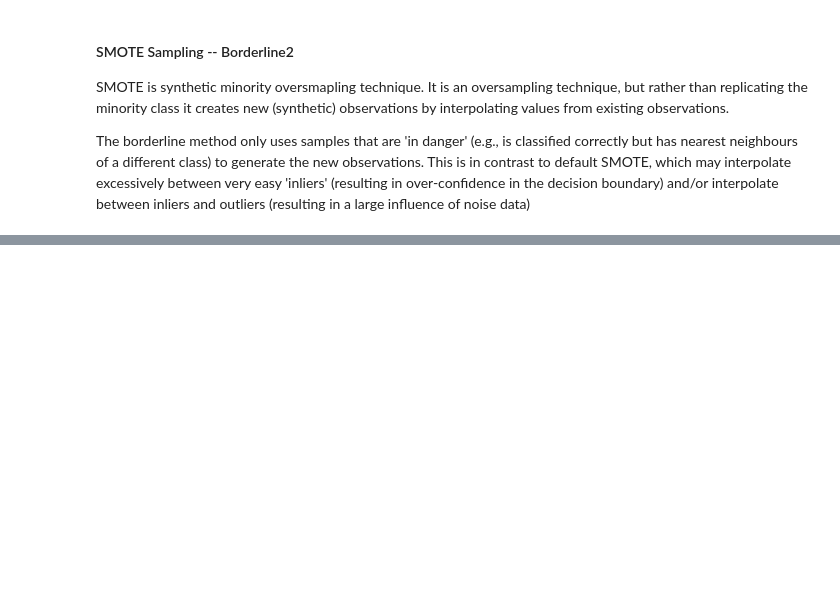
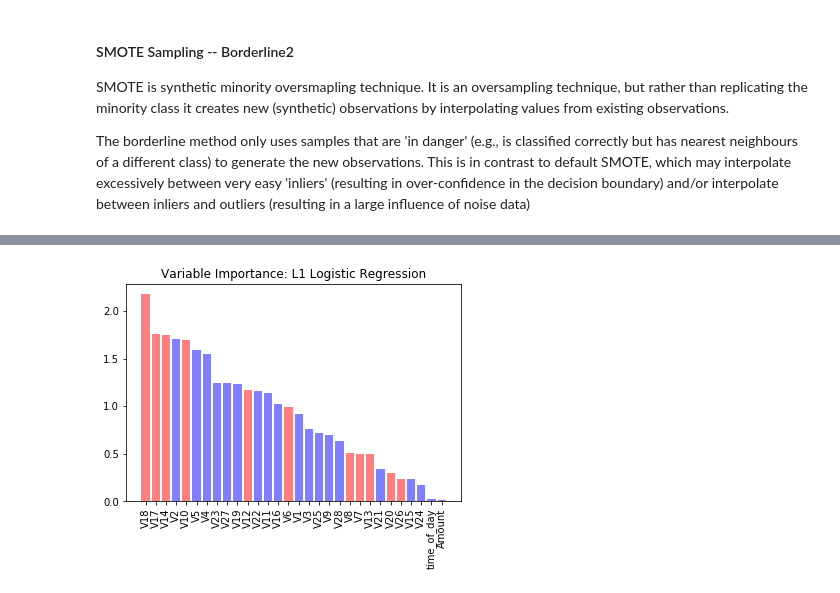
Before and after one commit to pan-alex/Credit_Fraud-kaggle, a Jupyter notebook: Credit_Fraud_1.ipynb, the cells around one changed output, grey strips where cells are left out. Saved outputs shown, nothing was run; the diff lists cells and outputs as text; code cells hidden in the pictures; blank space fills up the shorter version.

```diff
--- a/Credit_Fraud_1.ipynb
+++ b/Credit_Fraud_1.ipynb
@@ -293,0 +476,5 @@ plot_precision_recall(clf_log_smote_svm.decision_function(credit_dev_x), credit_
+# %%
+## Plot variable importance
+plot_varimp_logistic(clf_log_adasyn, variable_names)
+# %% [output]
+[figure, added]
```
Also changed, not shown: parts of 45 cells of this notebook, 1 other file.
